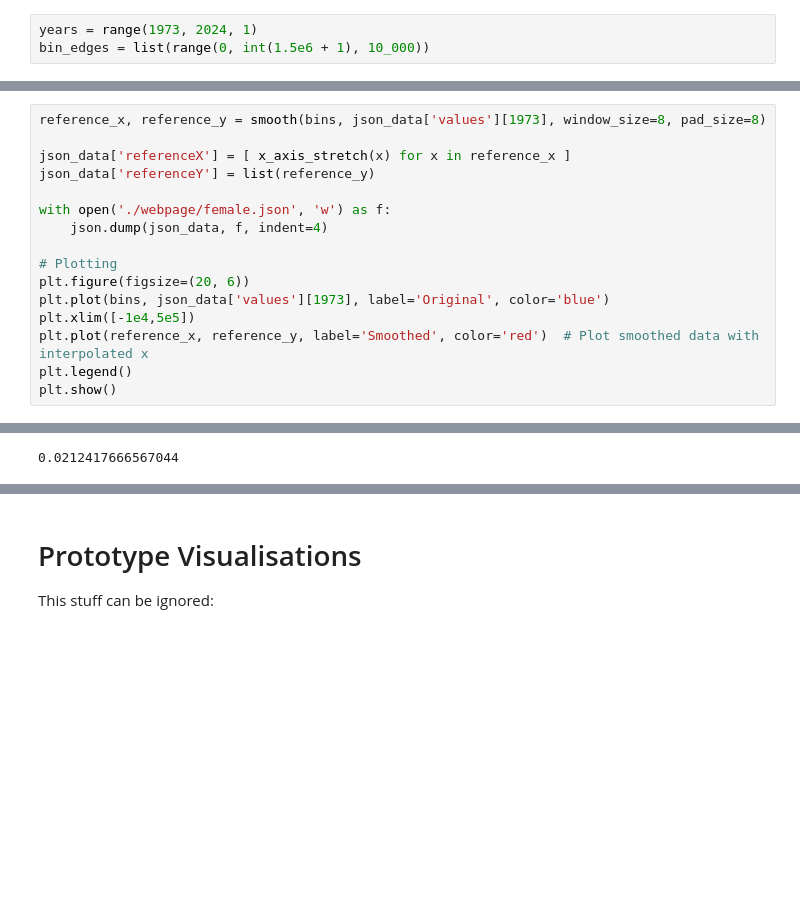
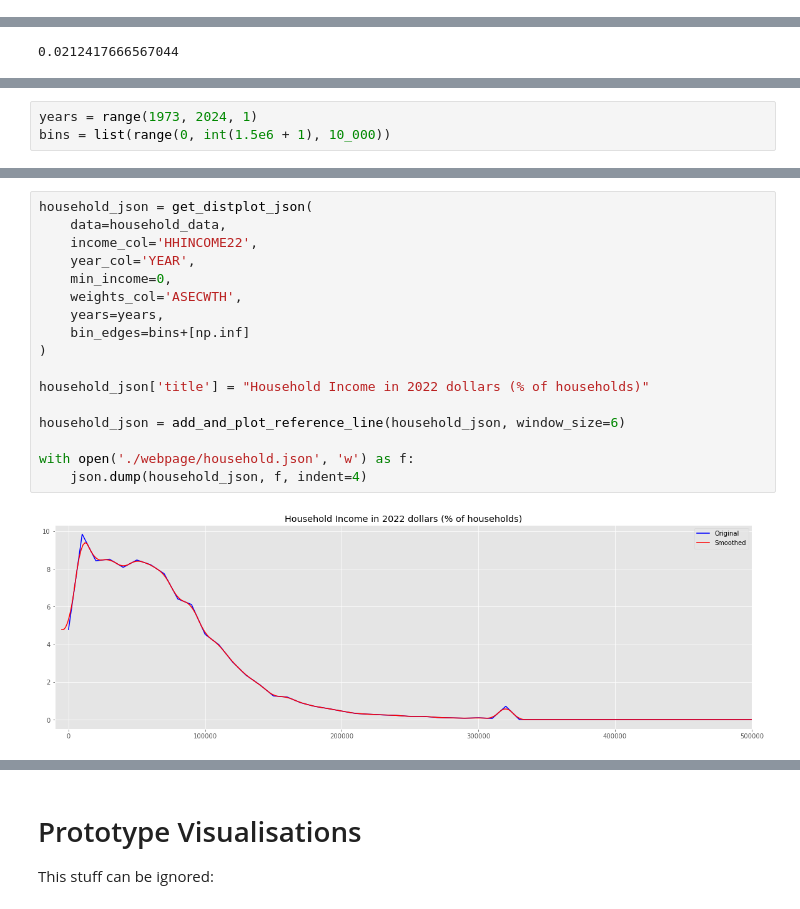
Before and after one commit to hamishhuggard/us-income-visualisations, a Jupyter notebook: create-animations.ipynb, the cells around one changed output, grey strips where cells are left out. Saved outputs shown, nothing was run; the diff lists cells and outputs as text; blank space fills up the shorter version.

```diff
--- a/create-animations.ipynb
+++ b/create-animations.ipynb
@@ -475,3 +371,0 @@ def get_distplot_json(
-# %%
-years = range(1973, 2024, 1)
-bin_edges = list(range(0, int(1.5e6 + 1), 10_000))
@@ -665,16 +371,0 @@ with open('./webpage/female.json', 'w') as f:
-# %%
-reference_x, reference_y = smooth(bins, json_data['values'][1973], window_size=8, pad_size=8)
-
-json_data['referenceX'] = [ x_axis_stretch(x) for x in reference_x ]
-json_data['referenceY'] = list(reference_y)
-
-with open('./webpage/female.json', 'w') as f:
-    json.dump(json_data, f, indent=4)
-
-# Plotting
-plt.figure(figsize=(20, 6))
-plt.plot(bins, json_data['values'][1973], label='Original', color='blue')
-plt.xlim([-1e4,5e5])
-plt.plot(reference_x, reference_y, label='Smoothed', color='red')  # Plot smoothed data with interpolated x
-plt.legend()
-plt.show()
@@ -718,0 +496,3 @@ Our method for the GIFs is as follows:
+# %%
+years = range(1973, 2024, 1)
+bins = list(range(0, int(1.5e6 + 1), 10_000))
@@ -718,0 +538,19 @@ Our method for the GIFs is as follows:
+# %%
+household_json = get_distplot_json(
+    data=household_data,
+    income_col='HHINCOME22',
+    year_col='YEAR',
+    min_income=0,
+    weights_col='ASECWTH',
+    years=years,
+    bin_edges=bins+[np.inf]
+)
+
+household_json['title'] = "Household Income in 2022 dollars (% of households)"
+
+household_json = add_and_plot_reference_line(household_json, window_size=6)
+
+with open('./webpage/household.json', 'w') as f:
+    json.dump(household_json, f, indent=4)
+# %% [output]
+[figure, added]
```
Also changed, not shown: parts of 32 cells of this notebook, 5 other files.
